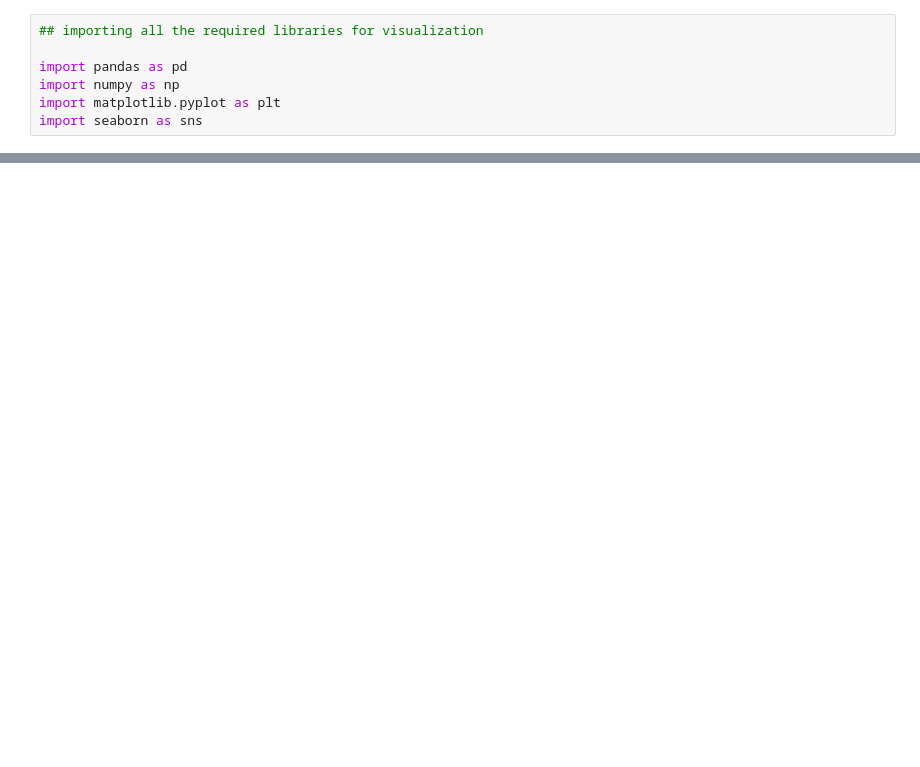
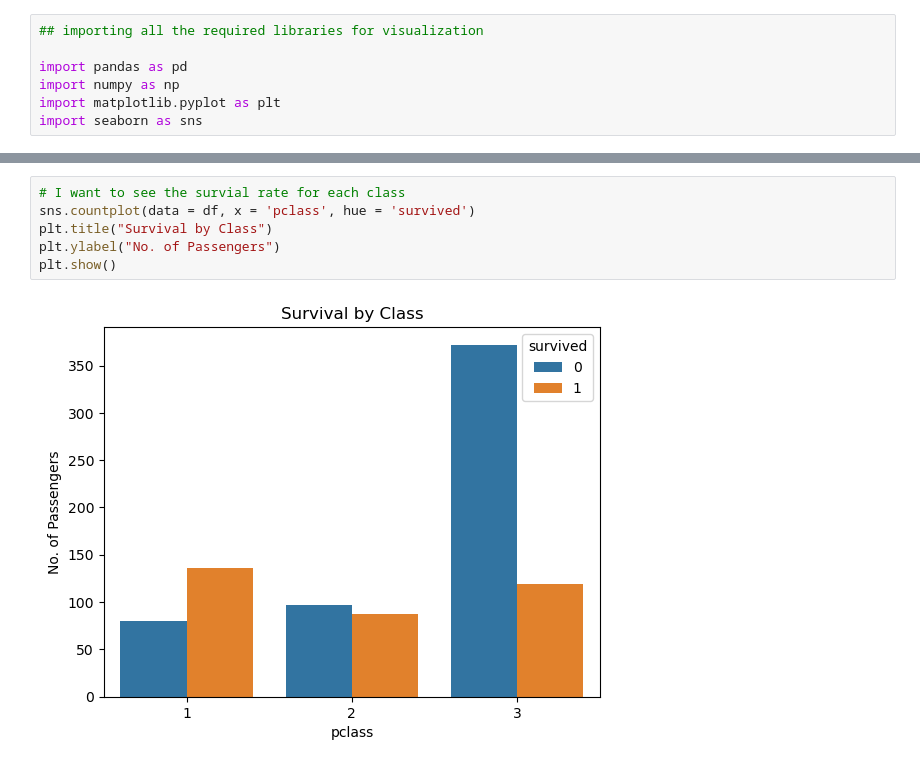
Before and after one commit to arunPdl02/TitanicVisualization, a Jupyter notebook: titanic dataset visualization.ipynb, the cells around one changed output, grey strips where cells are left out. Saved outputs shown, nothing was run; the diff lists cells and outputs as text; blank space fills up the shorter version.

```diff
--- a/titanic dataset visualization.ipynb
+++ b/titanic dataset visualization.ipynb
@@ -12,0 +106,8 @@ FileNotFoundError: [Errno 2] No such file or directory: 'titanic.csv'
+# %%
+# I want to see the survial rate for each class
+sns.countplot(data = df, x = 'pclass', hue = 'survived')
+plt.title("Survival by Class")
+plt.ylabel("No. of Passengers")
+plt.show()
+# %% [output]
+[figure, added]
```
Also changed, not shown: parts of 15 cells of this notebook, 2 other files.
